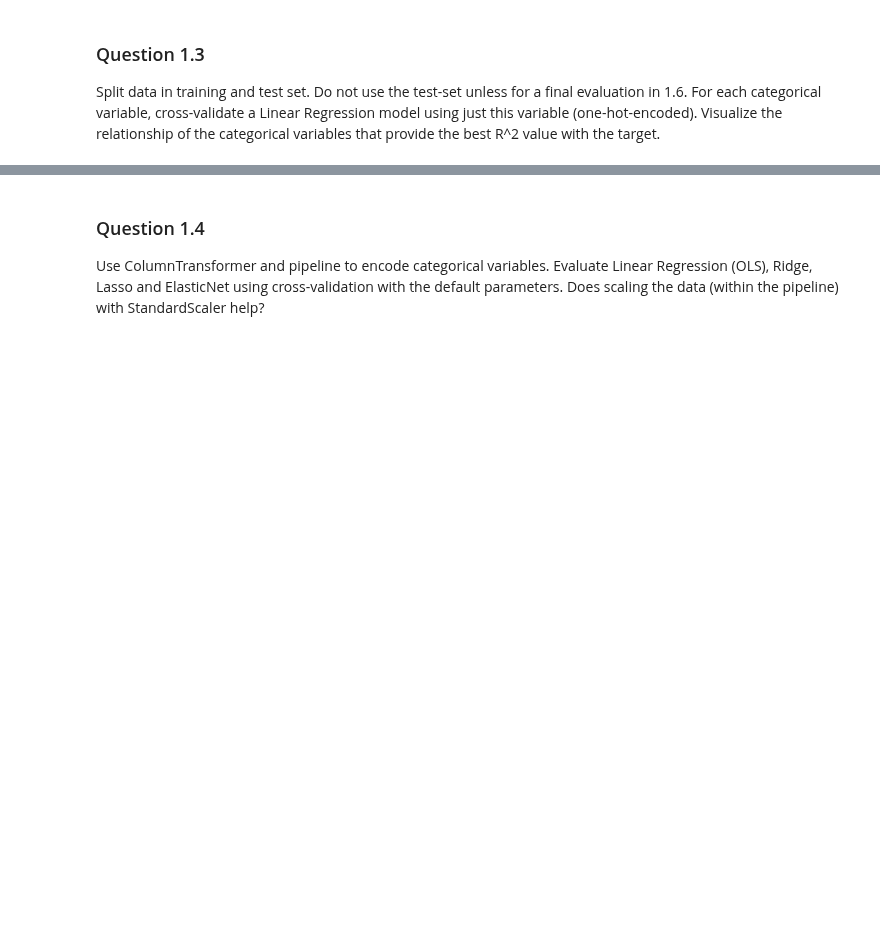
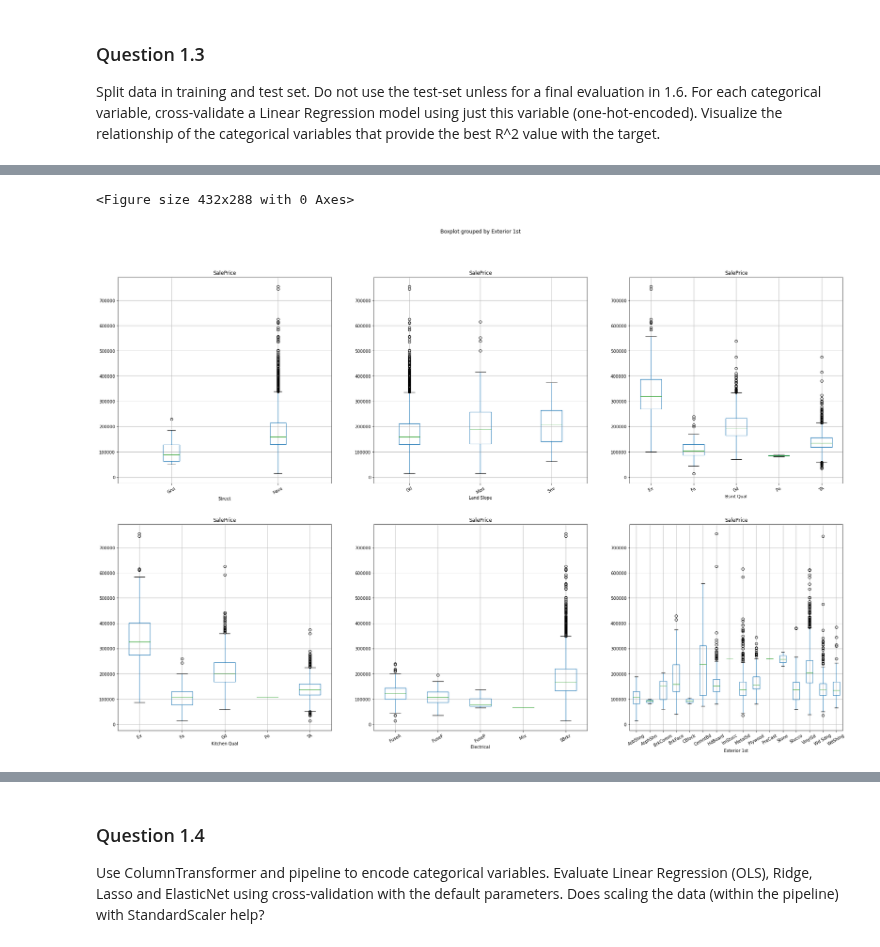
Before and after one commit to sashaaKr/master-of-science, a Jupyter notebook: semester_2/Advanced_Topics_in_Machine_Learning/assignment_1/Advanced Machine Learning - HW #1.ipynb, the cells around one changed output, grey strips where cells are left out. Cells and saved outputs as stored; diff of their text form; code cells hidden in the pictures; blank space fills up the shorter version.

Commit message:
[1.3]  fillna categorical before OneHot, plot categorical features per r2_score

```diff
--- a/semester_2/Advanced_Topics_in_Machine_Learning/assignment_1/Advanced Machine Learning - HW #1.ipynb
+++ b/semester_2/Advanced_Topics_in_Machine_Learning/assignment_1/Advanced Machine Learning - HW #1.ipynb
@@ -224,15 +186,17 @@ from sklearn.preprocessing import OneHotEncoder
 from sklearn.model_selection import cross_val_score
 from sklearn.linear_model import LinearRegression
 
-# todo: consider better approach: with imputation
-# categorical_features = categorical_features.dropna()
+
+y = df['SalePrice']
+categorical_features.fillna("missing",inplace=True)
 X_train, X_test, y_train, y_test = train_test_split(categorical_features, y, random_state=0)
-
+encoder  = OneHotEncoder()
 r2_scores = np.empty((0,2))
 for column in X_train:
         two_d = X_train[column].values.reshape(-1,1)
-        array_hot_encoded = OneHotEncoder(handle_unknown='ignore').fit_transform(two_d).toarray()
+        array_hot_encoded = encoder.fit_transform(two_d).toarray()
         data_hot_encoded_df = pd.DataFrame(array_hot_encoded, index=X_train.index)
+        data_hot_encoded_df.columns = encoder.get_feature_names()
         score = np.mean(cross_val_score(LinearRegression(), data_hot_encoded_df, y_train, cv=10))
         r2_scores = np.concatenate((r2_scores, [[column, score]]))
 # r2_scores
@@ -241,3 +227,13 @@ r2_scores
+# %%
+
+plt.tight_layout()
+#TBD reverse r2_scores array before plot - to show the largest numbers and not smallest
+fig, axes = plt.subplots(2, 3, figsize=(30,20))
+for i, ax in enumerate(axes.ravel()):
+    df.boxplot('SalePrice',r2_scores[i,0],rot = 30, ax=ax)
+# %% [output]
+<Figure size 432x288 with 0 Axes>
+[figure, added]
 # %%
 [feature_name, score] = r2_scores[-1]
 feature_name
```
Also changed, not shown: parts of 16 cells of this notebook.
